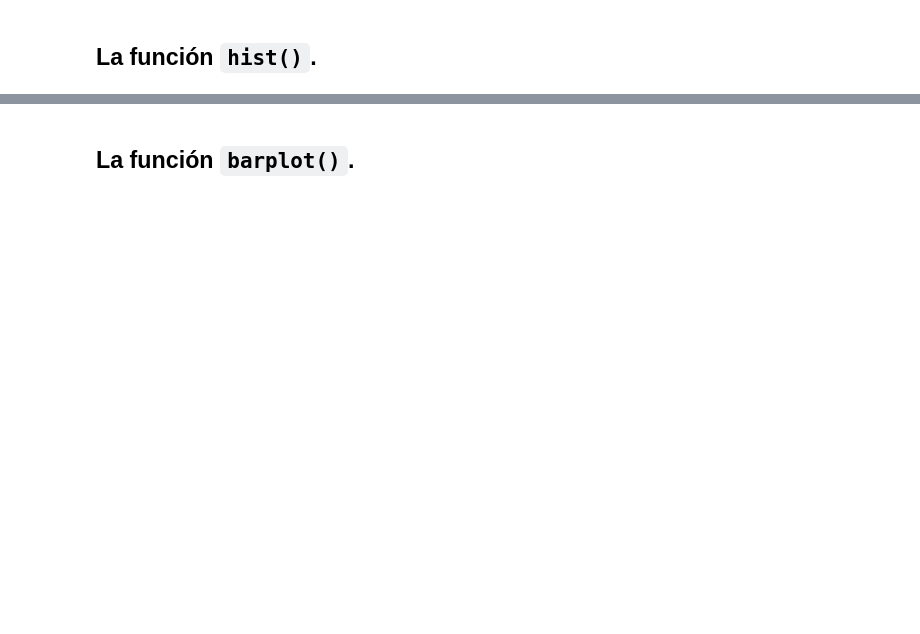
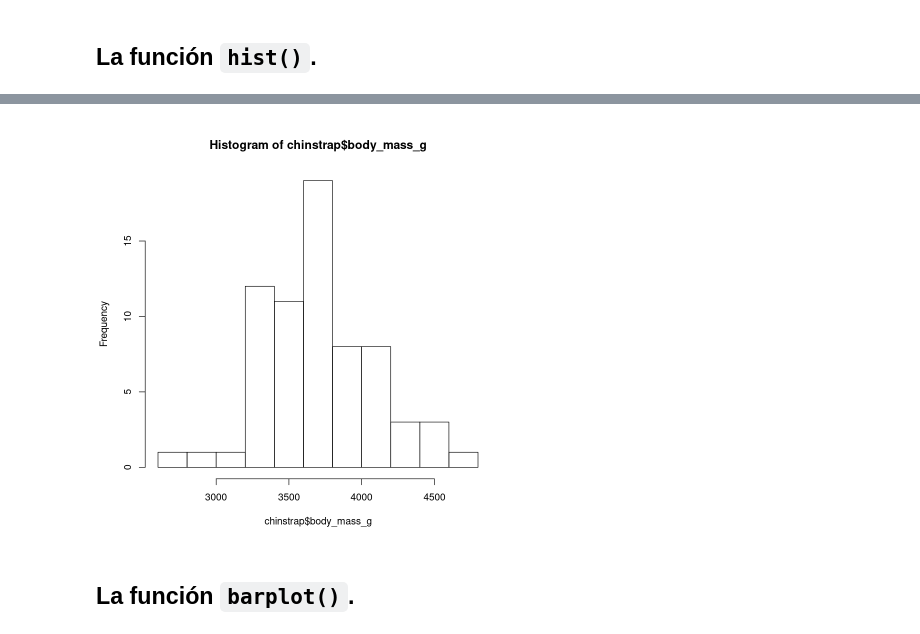
Before and after one commit to PythonistaMX/pyr105, a Jupyter notebook: 11_estadistica_descriptiva.ipynb, the cells around one changed output, grey strips where cells are left out. Drawn from its saved outputs; the diff is of its cells as text; code cells hidden in the pictures; blank space fills up the shorter version.

```diff
--- a/11_estadistica_descriptiva.ipynb
+++ b/11_estadistica_descriptiva.ipynb
@@ -143,0 +412,4 @@ hist(pesos_ping)
+# %%
+hist(chinstrap$body_mass_g)
+# %% [output]
+[figure, added]
```
Also changed, not shown: parts of 56 cells of this notebook, 3 other files.
